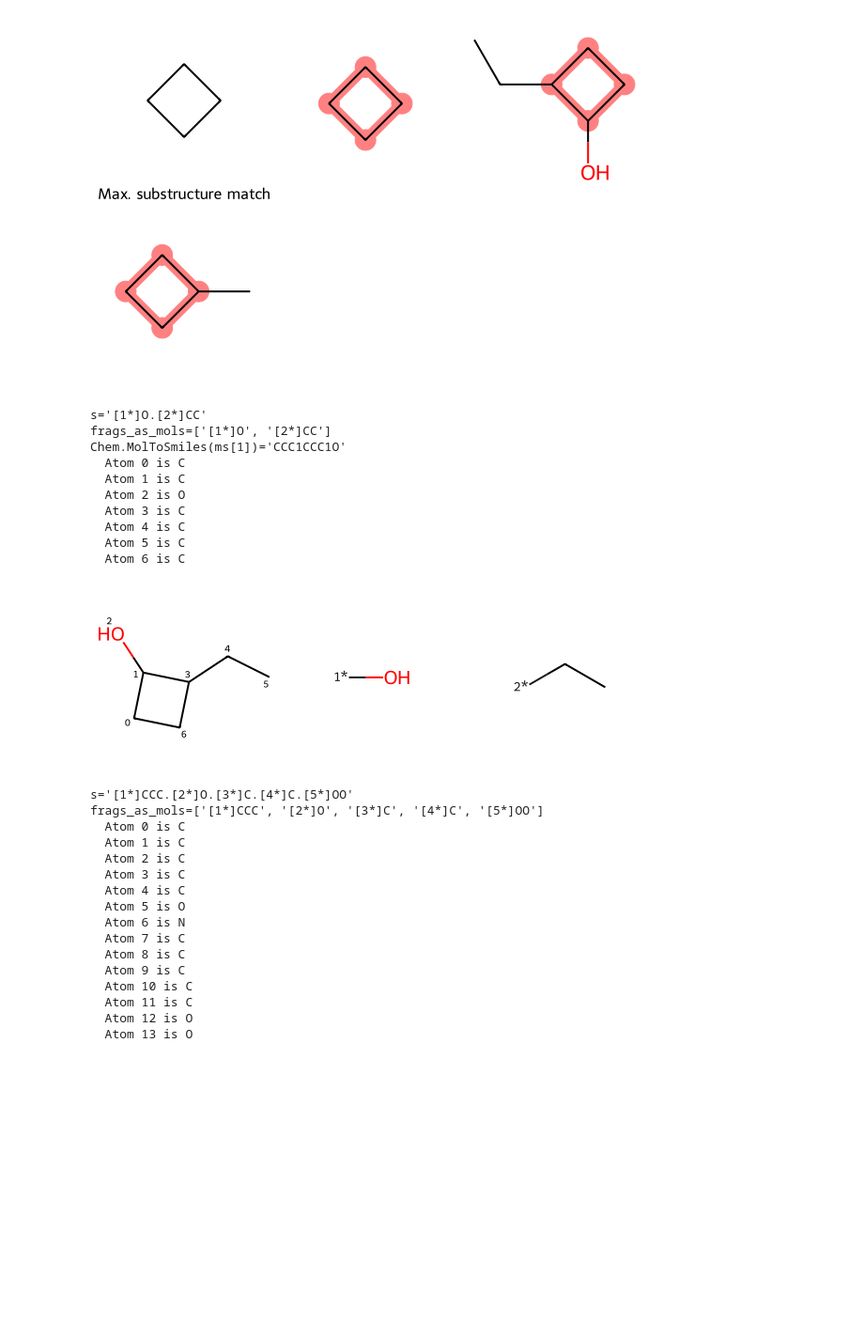
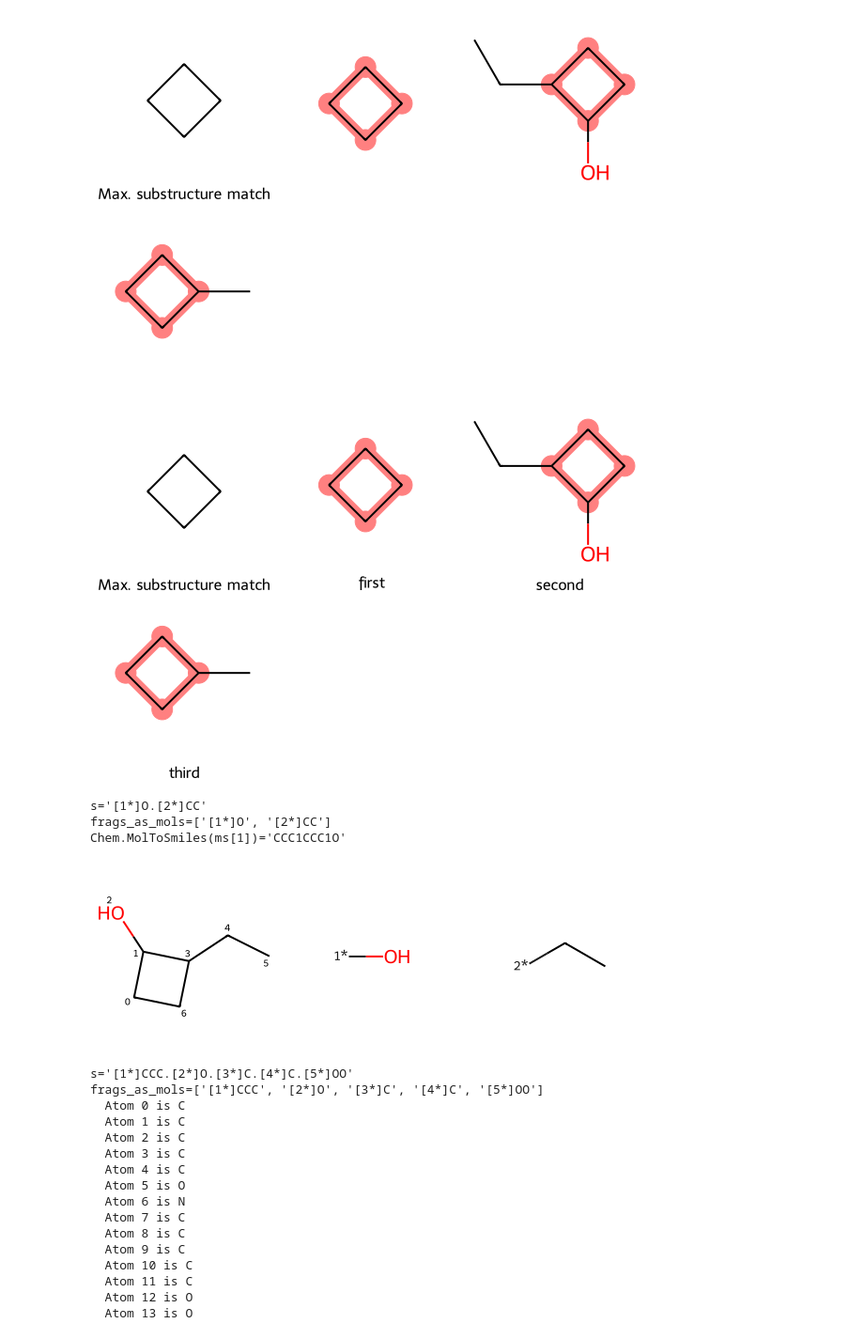
Before and after one commit to bertiewooster/bertiewooster.github.io, a Jupyter notebook: _notebooks/2022-??-??-RDKit-find-groups-off-core.ipynb, the cells around one changed output. Shown at 94% size. Saved outputs shown, nothing was run; the diff lists cells and outputs as text; code cells hidden in the pictures; blank space fills up the shorter version.

```diff
--- a/_notebooks/2022-??-??-RDKit-find-groups-off-core.ipynb
+++ b/_notebooks/2022-??-??-RDKit-find-groups-off-core.ipynb
@@ -237,6 +170,10 @@ Should be row for a molecule: Chem.MolToSmiles(row[0])='CC1CCC1'
 SmilesMCStoGridImage(['C1CCC1','C1C(O)C(CC)C1','CC1CCC1'])
 # %% [output]
 [figure]
+# %%
+SmilesMCStoGridImage({'C1CCC1': 'first','C1C(O)C(CC)C1': 'second','CC1CCC1': 'third'})
+# %% [output]
+[figure, added]
 # %%
 ms = [Chem.MolFromSmiles(s) for s in ('C1CCC1','C1C(O)C(CC)C1','CC1CCC1')]
 
@@ -257,7 +194,7 @@ print(f"{frags_as_mols=}")
 
 print(f"{Chem.MolToSmiles(ms[1])=}")
 for atom in ms[1].GetAtoms():
-    print(f"  Atom {atom.GetIdx()} is {atom.GetSymbol()}")
+    # print(f"  Atom {atom.GetIdx()} is {atom.GetSymbol()}")
     # For each atom, set the property "atomNote" to index of the atom
     atom.SetProp("atomNote", str(atom.GetIdx()))
 Draw.MolsToGridImage([ms[1], *frags])
@@ -265,13 +202,6 @@ Draw.MolsToGridImage([ms[1], *frags])
 s='[1*]O.[2*]CC'
 frags_as_mols=['[1*]O', '[2*]CC']
 Chem.MolToSmiles(ms[1])='CCC1CCC1O'
-  Atom 0 is C
-  Atom 1 is C
-  Atom 2 is O
-  Atom 3 is C
-  Atom 4 is C
-  Atom 5 is C
-  Atom 6 is C
 [figure]
 # %%
 from rdkit.Chem import AllChem as Chem
```
Also changed, not shown: parts of 3 cells of this notebook.
